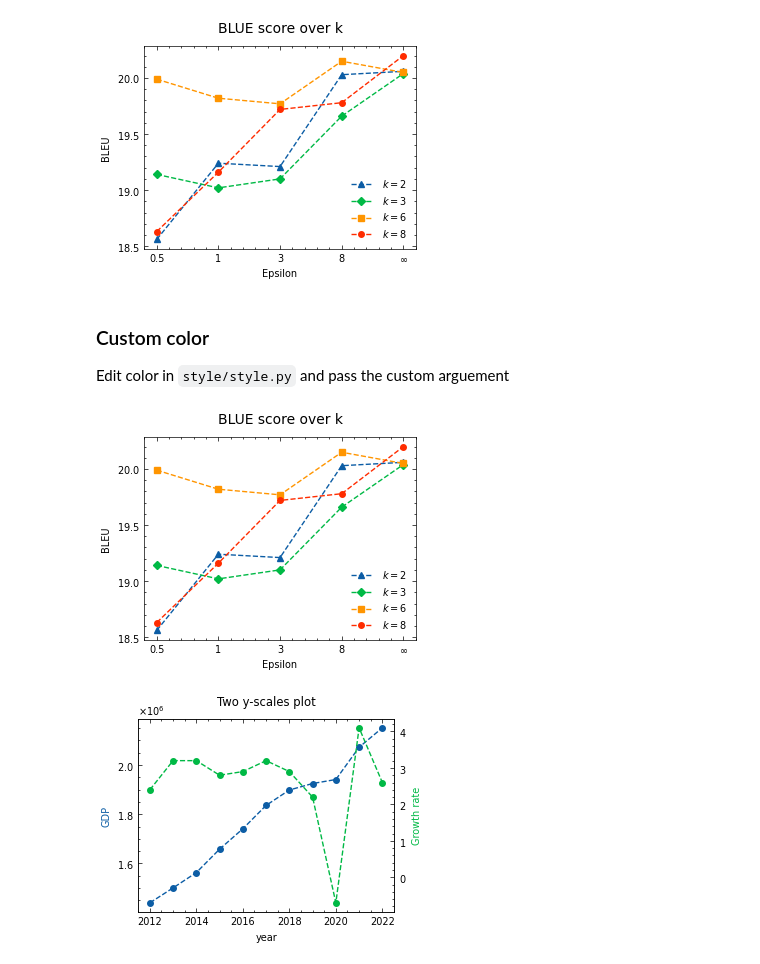
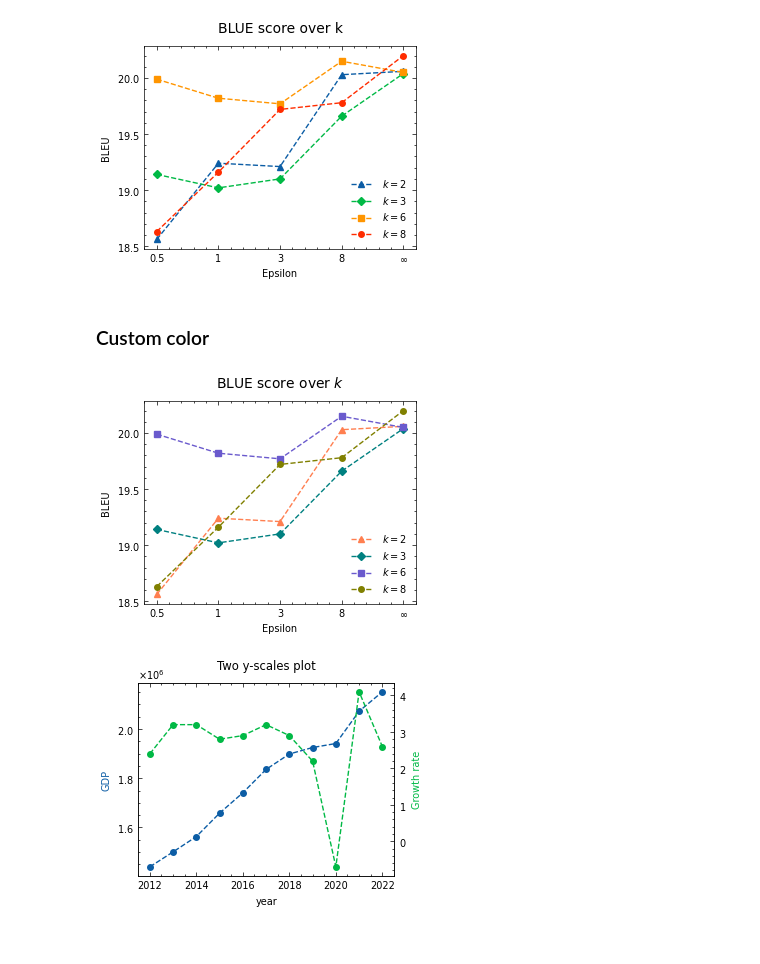
Before and after one commit to tjdgh3946/visualizer-, a Jupyter notebook: gallery.ipynb, the cells around one changed output. Drawn from its saved outputs; the diff is of its cells as text; code cells hidden in the pictures.

```diff
--- a/gallery.ipynb
+++ b/gallery.ipynb
@@ -16,23 +17,22 @@ monet.plot(xlabel="Epsilon", ylabel="BLEU", marker="enum", linestyle="--",
                 title="BLUE score over k", legend=True, markersize=4, titlesize=10, path="figure.png")
 # %% [output]
 [figure]
-# %% [markdown]
-### Custom color
-Edit color in `style/style.py` and pass the custom arguement
+# %% [markdown]
+### Custom color
 # %%
 cycle=[
     "#FF7F50",
     "#008080",
     "#6A5ACD",
     "#808000",
     "#D3D3D3",
-],
-monet = MonetPlot("new_data/BLEU_over_k.csv", xaxis=True, CI=False, custom=True)
-
-monet.plot(xlabel="Epsilon", ylabel="BLEU", marker="enum", linestyle="--",
-                title="BLUE score over k", legend=True, markersize=4, titlesize=10, path="figure.png")
+]
+with plt.rc_context({'axes.prop_cycle': cycler(color=cycle)}):
+    monet = MonetPlot("new_data/BLEU_over_k.csv", xaxis=True, CI=False)
+    monet.plot(xlabel="Epsilon", ylabel="BLEU", marker="enum", linestyle="--",
+                    title="BLUE score over $k$", legend=True, markersize=4, titlesize=10, path="figure.png")
 # %% [output]
-[figure, old version]
+[figure, new version]
 # %%
 monet = MonetPlot("data/gdp.csv", xaxis=True, CI=False, label_axis='col')
 monet.two_yscale_plot(xlabel="year", marker="o", linestyle="--", title="Two y-scales plot", markersize=4, path="figure2.png")
```
Also changed, not shown: parts of 2 cells of this notebook.
